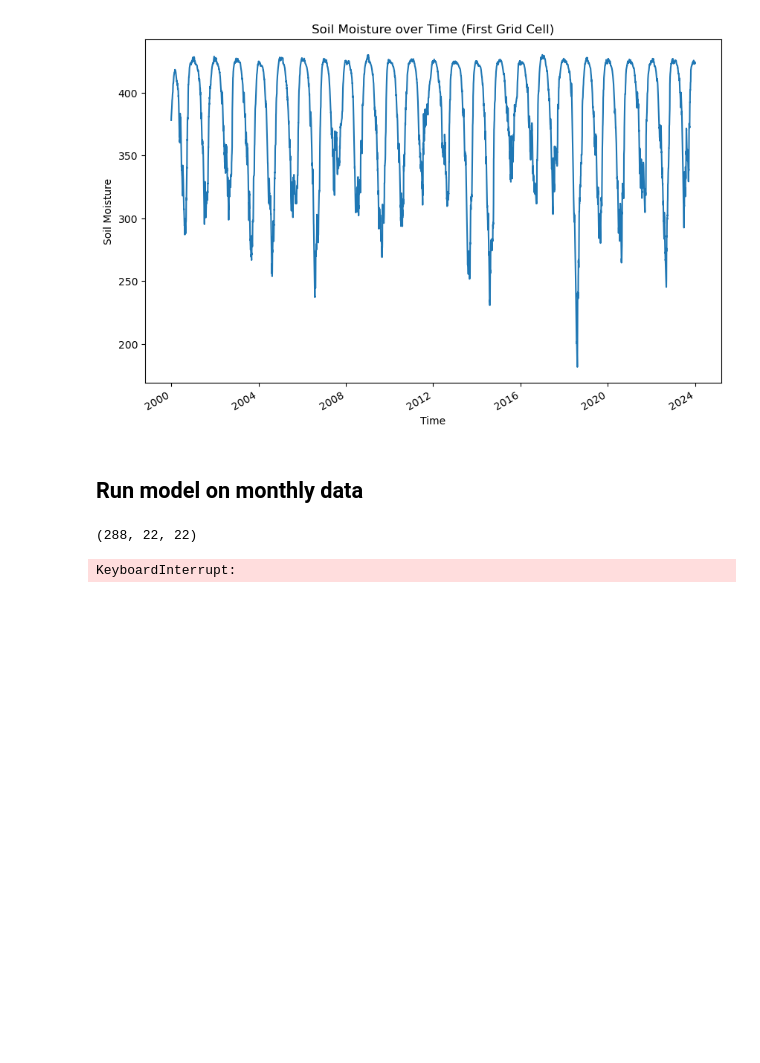
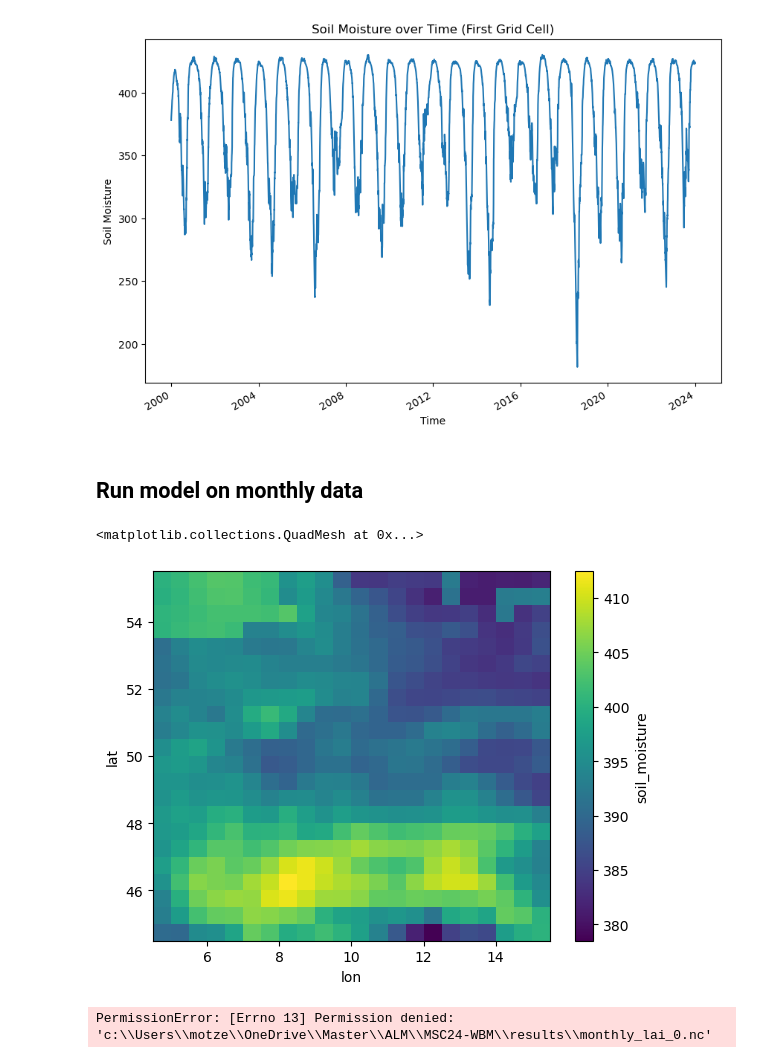
Before and after one commit to JohannaTrost/MSC24-WBM, a Jupyter notebook: monthly.ipynb, the cells around one changed output. Drawn from its saved outputs; the diff is of its cells as text; code cells hidden in the pictures; blank space fills up the shorter version.

Commit message:
monthly

```diff
--- a/monthly.ipynb
+++ b/monthly.ipynb
@@ -52,6 +52,11 @@ for lat in range(len(P_data.lat)):
         for lon in range(len(P_data.lon)):
                 if np.isnan(lai_data[:, lat, lon]).all():
                     gridcells.append((lat,lon))
+# %%
+P_data = np.delete(P_data, gridcells, axis=(1, 2))
+R_data = np.delete(R_data, gridcells, axis=(1, 2))
+T_data = np.delete(T_data, gridcells, axis=(1, 2))
+lai_data = np.delete(lai_data, gridcells, axis=(1, 2))
 # %%
 # Fill LAI with zeros were Na :D (wrong)
 lai_data = lai_data.fillna(0)
@@ -84,11 +88,14 @@ P_monthly = P_data.resample(time='1M').mean(dim='time')
 R_monthly = R_data.resample(time='1M').mean(dim='time')
 T_monthly = T_data.resample(time='1M').mean(dim='time')
 lai_monthly = lai_data.resample(time='1M').mean(dim='time')
-# %%
-np.shape(lai_monthly)
-# %% [output]
-(288, 22, 22)
 # %%
 output_monthly = func.grid_model(P_monthly, R_monthly, T_monthly, lai_monthly, params, cell = True)
-# %% [output]
-KeyboardInterrupt:
+# %%
+output_monthly['soil_moisture'].max(dim='time').plot()
+# %% [output]
+<matplotlib.collections.QuadMesh at 0x...>
+[figure, added]
+# %%
+output_monthly.to_netcdf("results/monthly_lai_0.nc")
+# %% [output]
+PermissionError: [Errno 13] Permission denied: 'c:\\Users\\motze\\OneDrive\\Master\\ALM\\MSC24-WBM\\results\\monthly_lai_0.nc'
```
Also changed, not shown: parts of 2 cells of this notebook.
